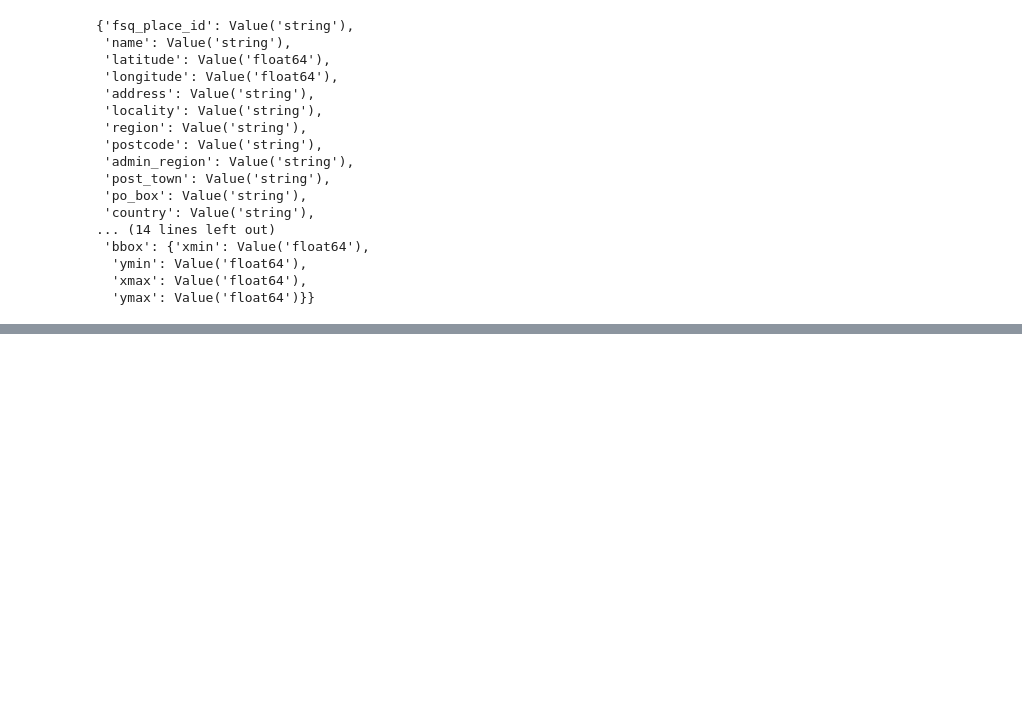
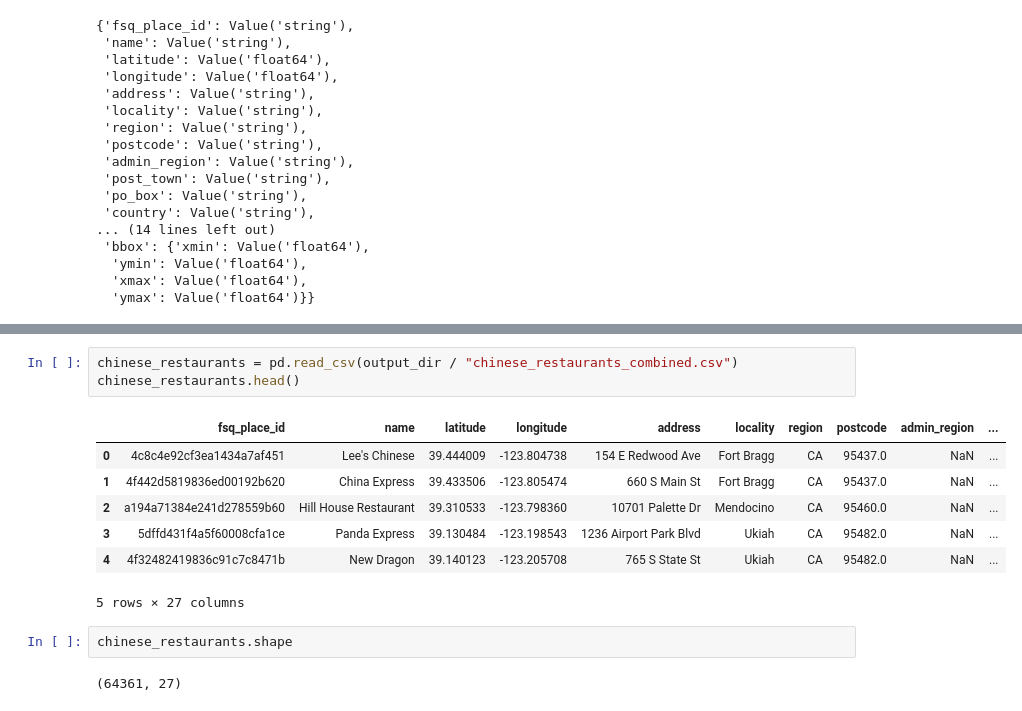
Before and after one commit to jfung53/chinese-restaurants, a Jupyter notebook: fsq_openplaces.ipynb, the cells around one changed output, grey strips where cells are left out. Saved outputs shown, nothing was run; the diff lists cells and outputs as text; blank space fills up the shorter version.

```diff
--- a/fsq_openplaces.ipynb
+++ b/fsq_openplaces.ipynb
@@ -69,0 +268,15 @@ dataset = load_dataset("foursquare/fsq-os-places", "places", split="train")
+# %%
+chinese_restaurants = pd.read_csv(output_dir / "chinese_restaurants_combined.csv")
+chinese_restaurants.head()
+# %% [output]
+|  | fsq_place_id | name | latitude | longitude | address | locality | region | postcode | admin_region | ... |
+| 0 | 4c8c4e92cf3ea1434a7af451 | Lee's Chinese | 39.444009 | -123.804738 | 154 E Redwood Ave | Fort Bragg | CA | 95437.0 | NaN | ... |
+| 1 | 4f442d5819836ed00192b620 | China Express | 39.433506 | -123.805474 | 660 S Main St | Fort Bragg | CA | 95437.0 | NaN | ... |
+| 2 | a194a71384e241d278559b60 | Hill House Restaurant | 39.310533 | -123.798360 | 10701 Palette Dr | Mendocino | CA | 95460.0 | NaN | ... |
+| 3 | 5dffd431f4a5f60008cfa1ce | Panda Express | 39.130484 | -123.198543 | 1236 Airport Park Blvd | Ukiah | CA | 95482.0 | NaN | ... |
+| 4 | 4f32482419836c91c7c8471b | New Dragon | 39.140123 | -123.205708 | 765 S State St | Ukiah | CA | 95482.0 | NaN | ... |
+5 rows × 27 columns
+# %%
+chinese_restaurants.shape
+# %% [output]
+(64361, 27)
```
Also changed, not shown: parts of 10 cells of this notebook, 1 other file.
